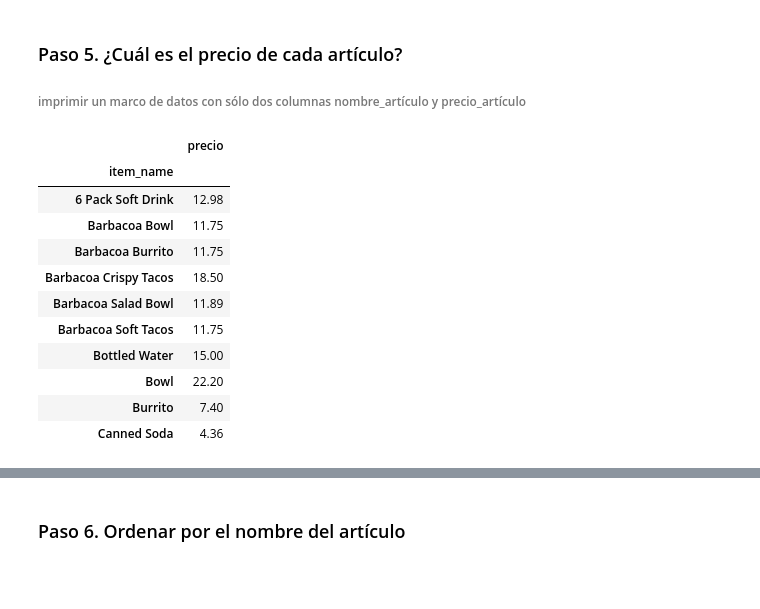
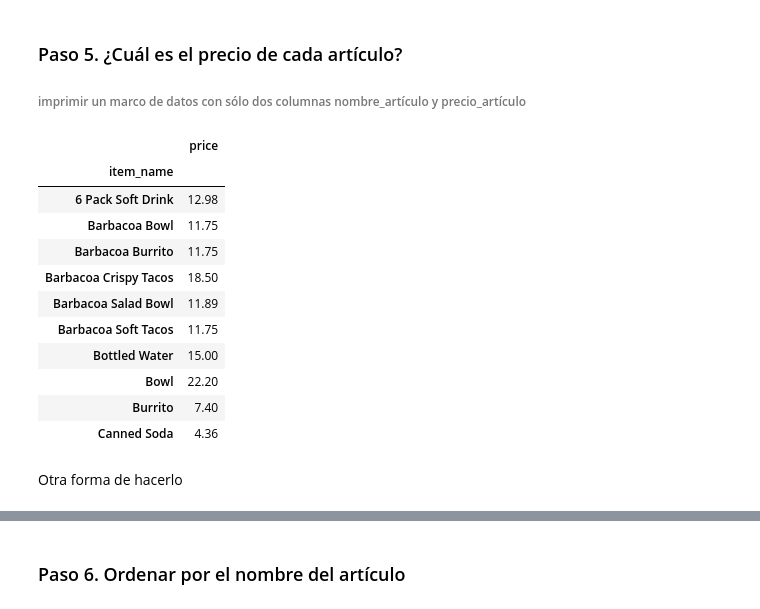
Before and after one commit to manuelangelrodr/DS_PT_09_2023, a Jupyter notebook: Data_Analysis/2-Pandas/Practica/2-Chipotle/Chipotle.ipynb, the cells around one changed output, grey strips where cells are left out. Cells and saved outputs as stored; diff of their text form; code cells hidden in the pictures; blank space fills up the shorter version.

```diff
--- a/Data_Analysis/2-Pandas/Practica/2-Chipotle/Chipotle.ipynb
+++ b/Data_Analysis/2-Pandas/Practica/2-Chipotle/Chipotle.ipynb
@@ -40,7 +40,7 @@ chipo.head()
 | 3 | 1 | 1 | Chips and Tomatillo-Green Chili S... | NaN | $2.39 |
 | 4 | 2 | 2 | Chicken Bowl | [Tomatillo-Red Chili Salsa (Hot),... | $16.98 |
 # %%
-chipo['precio'] = chipo['item_price'].str[1:].str.rstrip()
-chipo['precio'] = chipo['precio'].astype('float')
+chipo['price'] = chipo['item_price'].str[1:].str.rstrip()
+chipo['price'] = chipo['price'].astype('float')
 chipo.head()
 # %% [output]
@@ -57,0 +55,3 @@ chipo[chipo['precio'] == chipo['precio'].max()]
+# %%
+chipo['price2'] = chipo['item_price'].apply(lambda x: float(x[1:]))
+chipo.head(10)
@@ -57,0 +70,5 @@ chipo[chipo['precio'] == chipo['precio'].max()]
+# %%
+chipo[chipo['price'] == chipo['price'].max()]
+chipo['price_unit'] = chipo['price'] / chipo['quantity']
+chipo['price_unit'].max()
+chipo[chipo['price'] == chipo['price_unit'].max()].drop_duplicates()
@@ -81,10 +116,10 @@ Name: item_name, dtype: object
 ### Paso 5. ¿Cuál es el precio de cada artículo?
 ###### imprimir un marco de datos con sólo dos columnas nombre_artículo y precio_artículo
 # %%
-articulo_precio =chipo.groupby('item_name').max()[['precio']]
+articulo_precio =chipo.groupby('item_name').max()[['price']]
 articulo_precio.head(10)
 # %% [output]
-|  | precio |
+|  | price |
 | item_name |  |
 | 6 Pack Soft Drink | 12.98 |
 | Barbacoa Bowl | 11.75 |
@@ -96,4 +131,6 @@ articulo_precio.head(10)
 | Bowl | 22.20 |
 | Burrito | 7.40 |
 | Canned Soda | 4.36 |
+# %% [markdown]
+Otra forma de hacerlo
 # %%
```
Also changed, not shown: parts of 9 cells of this notebook.
